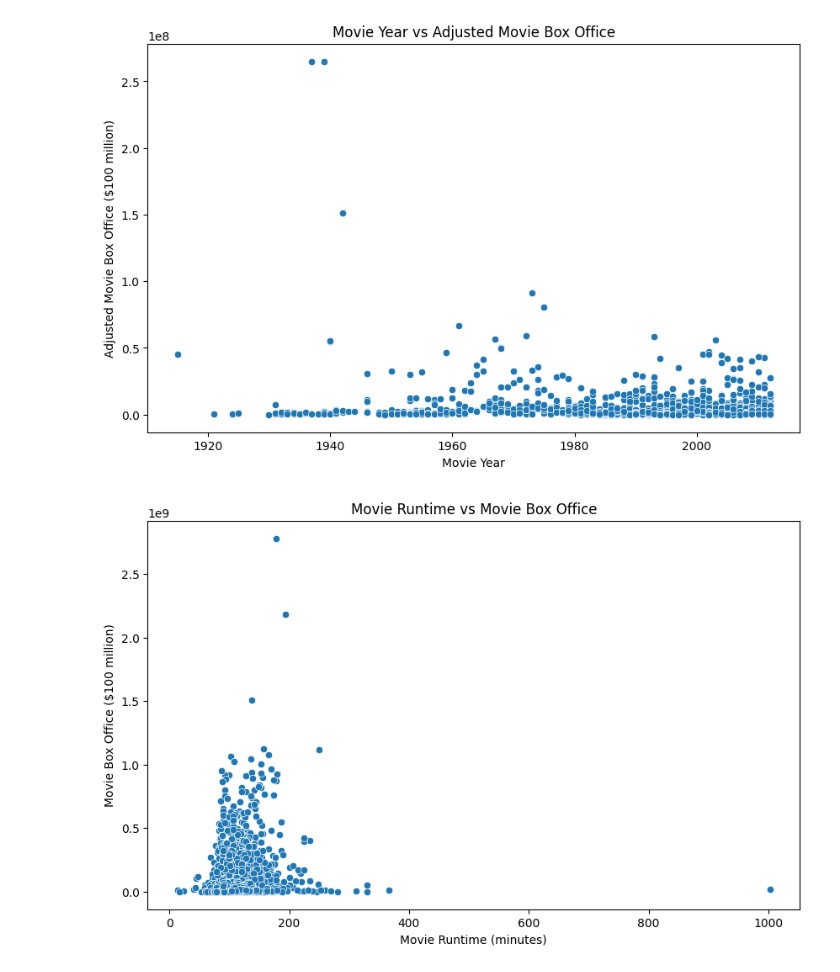
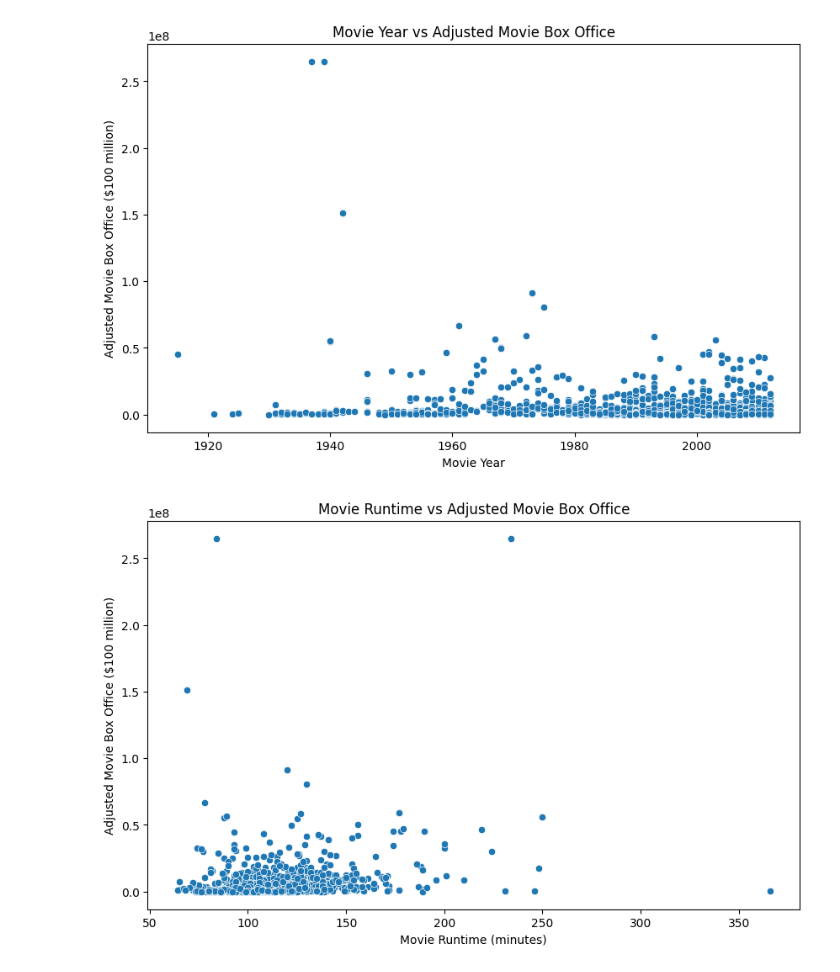
Before and after one commit to epfl-ada/ada-2024-project-padamalgame, a Jupyter notebook: adaptation_success_analysis.ipynb, the cells around one changed output. Cells and saved outputs as stored; diff of their text form; code cells hidden in the pictures.

Commit message:
Movie adaptation success analysis

```diff
--- a/adaptation_success_analysis.ipynb
+++ b/adaptation_success_analysis.ipynb
@@ -62,10 +62,10 @@ plt.show()
 [figure]
 # %%
 plt.figure(figsize=(10, 6))
-sns.scatterplot(data=all_movies, x='MovieRuntime', y='MovieBoxOffice')
-plt.title('Movie Runtime vs Movie Box Office')
+sns.scatterplot(data=df, x='MovieRuntime', y='MovieAdjustedBoxOffice')
+plt.title('Movie Runtime vs Adjusted Movie Box Office')
 plt.xlabel('Movie Runtime (minutes)')
-plt.ylabel('Movie Box Office ($100 million)')
+plt.ylabel('Adjusted Movie Box Office ($100 million)')
 plt.show()
 # %% [output]
-[figure, old version]
+[figure, new version]
```
Also changed, not shown: parts of 2 cells of this notebook.
